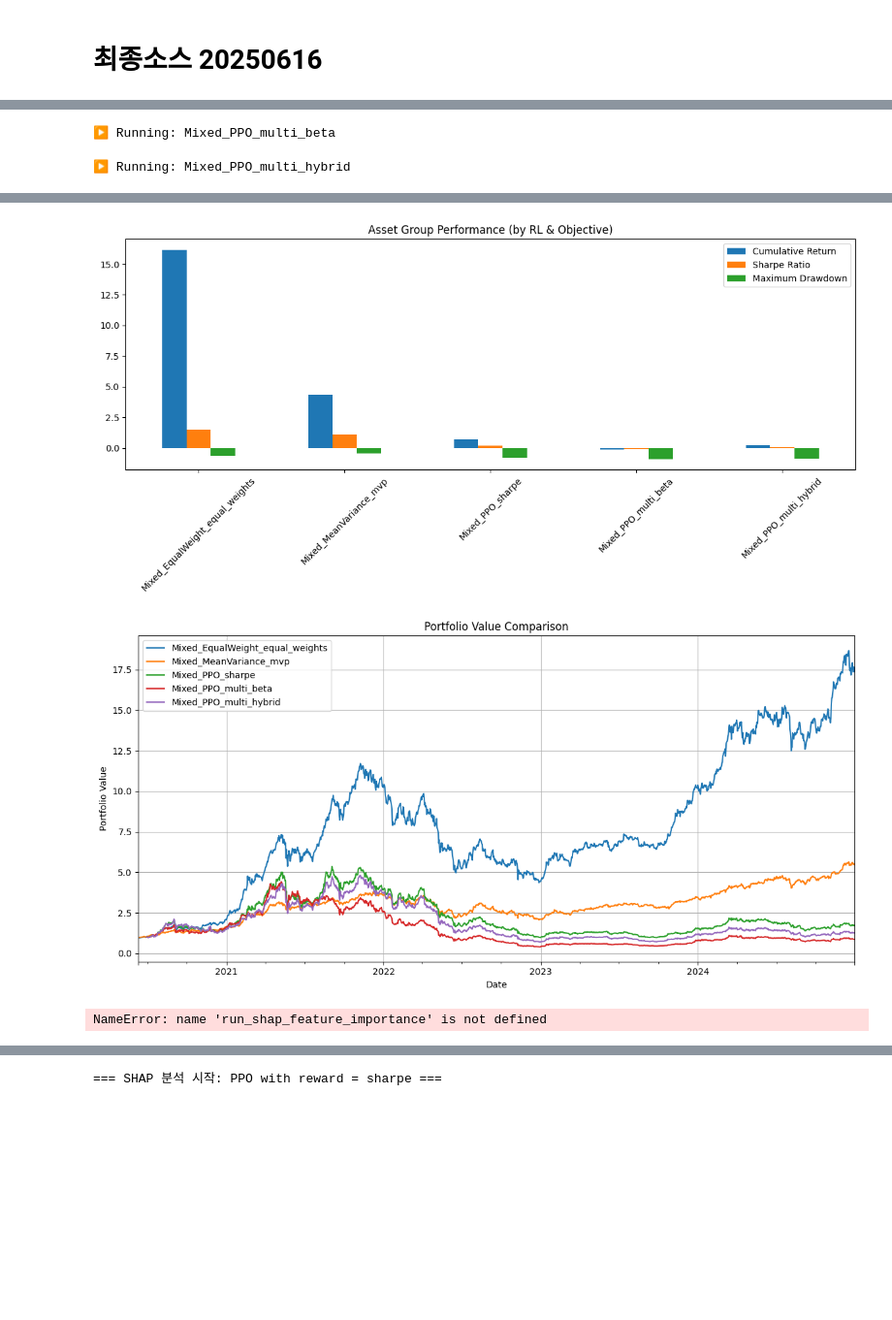
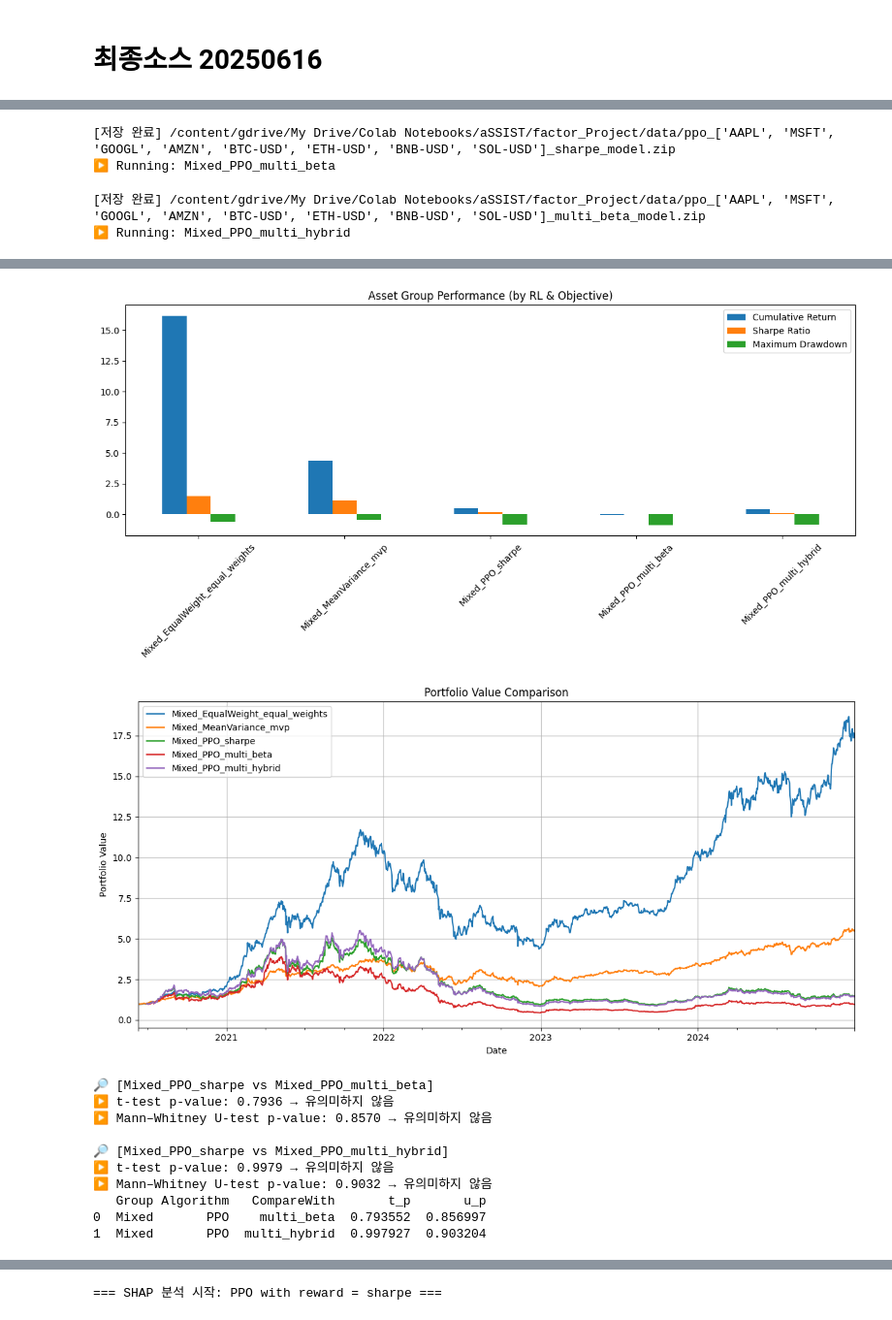
Before and after one commit to nhjung74/paper, a Jupyter notebook: factor_rl_portfolio.ipynb, the cells around one changed output, grey strips where cells are left out. Shown at 97% size. Drawn from its saved outputs; the diff is of its cells as text; code cells hidden in the pictures; blank space fills up the shorter version.

Commit message:
Colab을 통해 생성됨

```diff
--- a/factor_rl_portfolio.ipynb
+++ b/factor_rl_portfolio.ipynb
@@ -24,0 +124,20 @@ Successfully installed nvidia-cublas-cu12-12.4.5.8 nvidia-cuda-cupti-cu12-12.4.1
+# %%
+# 기본 디렉토리 설정
+if g_drive:
+    from google.colab import drive
+    drive.mount('/content/gdrive')
+    base_dir = '/content/gdrive/My Drive/Colab Notebooks/aSSIST/factor_Project'
+    data_dir = os.path.join(base_dir, 'data')
+
+    # 디렉토리 생성
+    os.makedirs(data_dir, exist_ok=True)
+
+    # 경로 이동
+    os.chdir(data_dir)
+
+    # 모델 저장 디렉토리 설정
+    MODEL_DIR = data_dir  # 또는 MODEL_DIR = os.getcwd()
+
+# 경로 확인
+print(f"현재 작업 경로: {os.getcwd()}")
+print(f"모델 저장 경로: {MODEL_DIR}")
@@ -2887,6 +215,16 @@ crypto_assets = ["BTC-USD", "ETH-USD", "BNB-USD", "SOL-USD"]
 mixed_assets = stock_assets + crypto_assets #["BTC-USD", "ETH-USD", "AAPL", "MSFT", "GOOGL", "AMZN", "BNB-USD", "SOL-USD"]
 
 print(mixed_assets)
+
+def save_model(model, save_path="models", filename="ppo_model.zip"):
+    import os
+    os.makedirs(save_path, exist_ok=True)
+    model.save(os.path.join(save_path, filename))
+
+def load_model(model_class, env, save_path="models", filename="ppo_model.zip"):
+    from stable_baselines3.common.vec_env import DummyVecEnv
+    return model_class.load(os.path.join(save_path, filename), env=env)
+
 
 def compare_strategies(series1, series2, label1="A", label2="B"):
     """
@@ -3164,6 +502,12 @@ def train_and_evaluate(assets, algo_class, objective="sharpe"):
         model = algo_class("MlpPolicy", env, verbose=0, seed=SEED)
         model.learn(total_timesteps=50000)
 
+        # 모델 저장
+        model_path = os.path.join(MODEL_DIR, f"ppo_{algo_class}_{objective}_model.zip")
+        model.save(model_path)
+        print(f"[저장 완료] {model_path}")
+
+
         # 평가
         env_eval = PPOPortfolioEnv(returns, factors, price, objective)
         obs = env_eval.reset()
@@ -3389,5 +733,7 @@ GOOGL    1665.0    123.3184     29.2873    67.7209    100.6330    122.9824
 
 [64 rows x 8 columns]
 ▶ Running: Mixed_PPO_sharpe
+[저장 완료] /content/gdrive/My Drive/Colab Notebooks/aSSIST/factor_Project/data/ppo_['AAPL', 'MSFT', 'GOOGL', 'AMZN', 'BTC-USD', 'ETH-USD', 'BNB-USD', 'SOL-USD']_sharpe_model.zip
 ▶ Running: Mixed_PPO_multi_beta
+[저장 완료] /content/gdrive/My Drive/Colab Notebooks/aSSIST/factor_Project/data/ppo_['AAPL', 'MSFT', 'GOOGL', 'AMZN', 'BTC-USD', 'ETH-USD', 'BNB-USD', 'SOL-USD']_multi_beta_model.zip
 ▶ Running: Mixed_PPO_multi_hybrid
@@ -3411,3 +757,12 @@ Mixed_PPO_multi_hybrid                  -0.854600        0.019506
-[figure, old version]
+[figure, new version]
-[figure, old version]
+[figure, new version]
-NameError: name 'run_shap_feature_importance' is not defined
+🔎 [Mixed_PPO_sharpe vs Mixed_PPO_multi_beta]
+▶ t-test p-value: 0.7936 → 유의미하지 않음
+▶ Mann–Whitney U-test p-value: 0.8570 → 유의미하지 않음
+
+🔎 [Mixed_PPO_sharpe vs Mixed_PPO_multi_hybrid]
+▶ t-test p-value: 0.9979 → 유의미하지 않음
+▶ Mann–Whitney U-test p-value: 0.9032 → 유의미하지 않음
+   Group Algorithm   CompareWith       t_p       u_p
+0  Mixed       PPO    multi_beta  0.793552  0.856997
+1  Mixed       PPO  multi_hybrid  0.997927  0.903204
```
Also changed, not shown: parts of 37 cells of this notebook.
